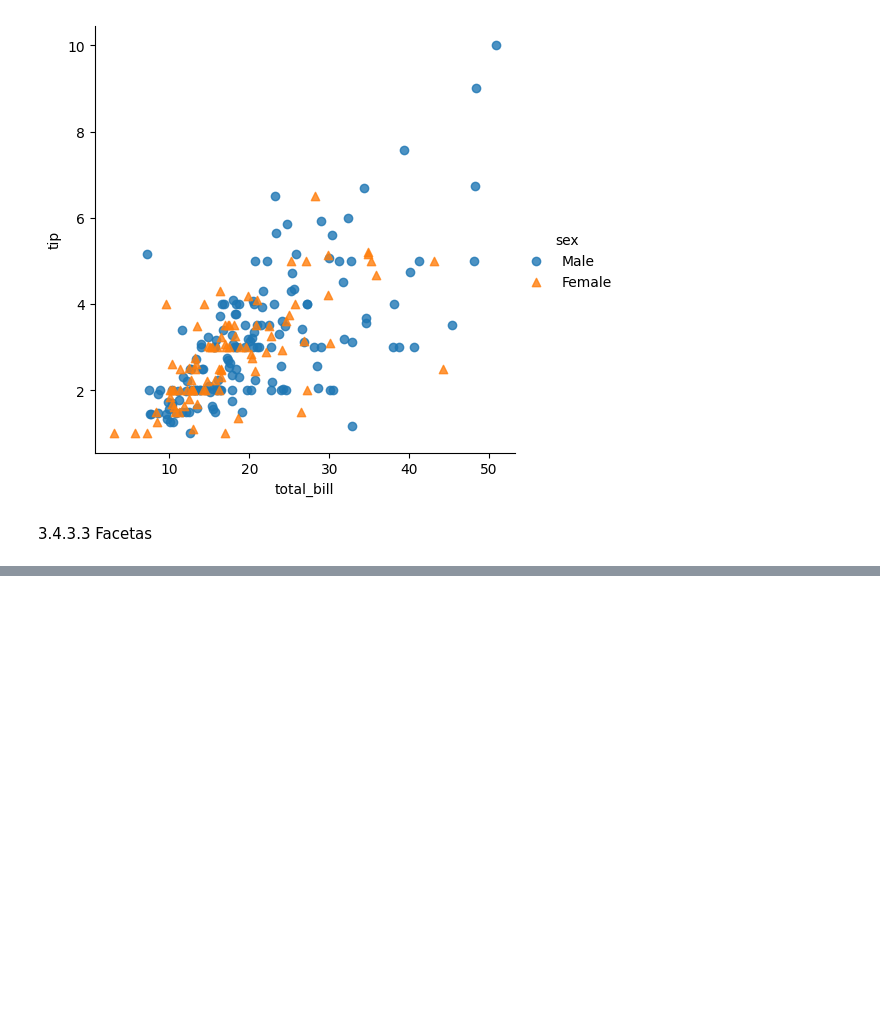
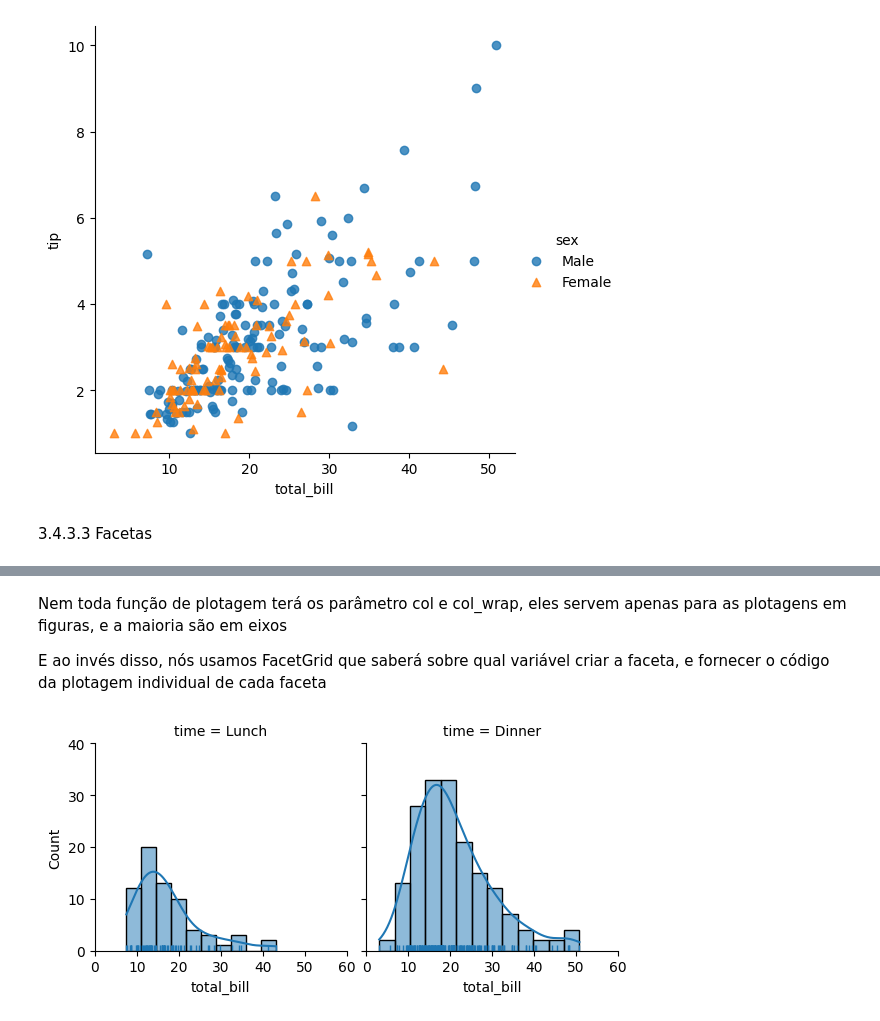
Before and after one commit to LuizGiehl/PFE, a Jupyter notebook: src/cap3.ipynb, the cells around one changed output, grey strips where cells are left out. Drawn from its saved outputs; the diff is of its cells as text; code cells hidden in the pictures; blank space fills up the shorter version.

```diff
--- a/src/cap3.ipynb
+++ b/src/cap3.ipynb
@@ -486,0 +497,13 @@ scatter = sns.lmplot(x='total_bill', y='tip', data=tips,
+# %% [markdown]
+Nem toda função de plotagem terá os parâmetro col e col_wrap, eles servem apenas para as plotagens em figuras, e a maioria são em eixos
+
+E ao invés disso, nós usamos FacetGrid que saberá sobre qual variável criar a faceta, e fornecer o código da plotagem individual de cada faceta
+# %%
+facet = sns.FacetGrid(tips, col='time')
+#para cada valor de tempo plota um histograma do total da conta
+facet.map(sns.histplot, 'total_bill', kde=True)
+facet.map(sns.rugplot, 'total_bill')
+facet.set(xlim=(0, 60), ylim=(0, 40))
+plt.show()
+# %% [output]
+[figure, added]
```
Also changed, not shown: parts of 7 cells of this notebook.
